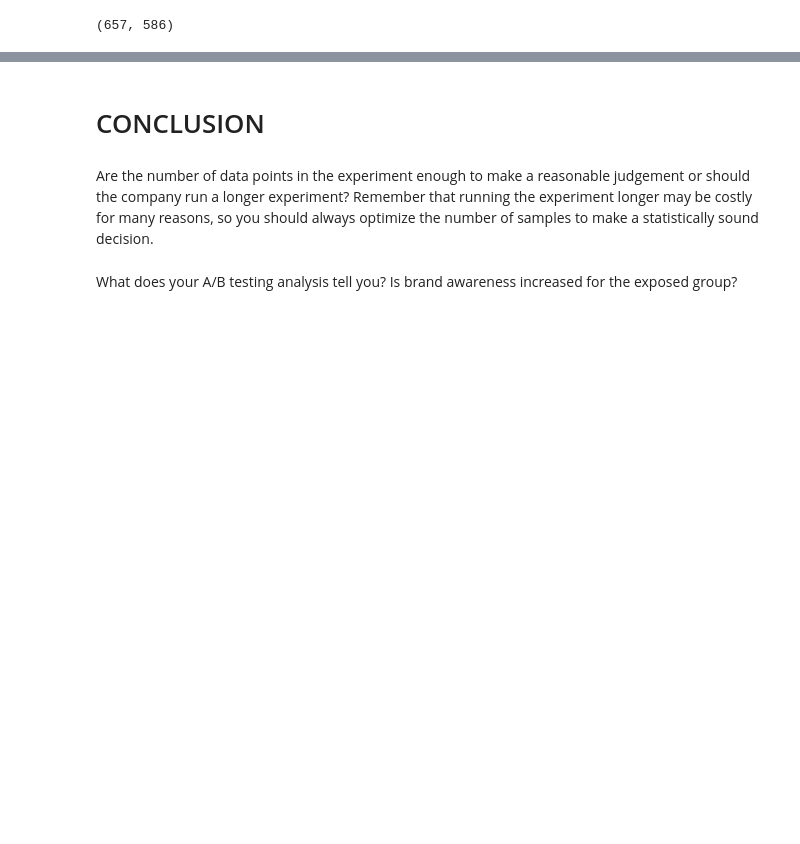
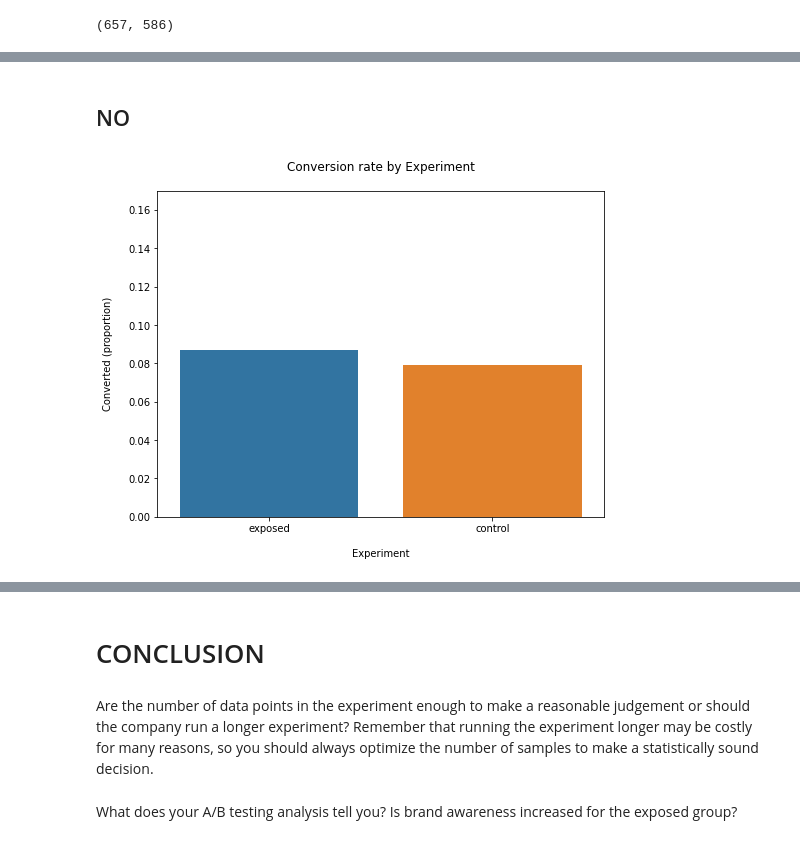
Before and after one commit to graycadeau/10-2, a Jupyter notebook: notebooks/process.ipynb, the cells around one changed output, grey strips where cells are left out. Saved outputs shown, nothing was run; the diff lists cells and outputs as text; code cells hidden in the pictures; blank space fills up the shorter version.

```diff
--- a/notebooks/process.ipynb
+++ b/notebooks/process.ipynb
@@ -151,0 +200,13 @@ len(exposed),len(control)
+# %% [markdown]
+## NO
+# %%
+plt.figure(figsize=(8,6))
+
+sns.barplot(x=db['experiment'], y=db['no'], ci=False)
+
+plt.ylim(0, 0.17)
+plt.title('Conversion rate by Experiment', pad=20)
+plt.xlabel('Experiment', labelpad=15)
+plt.ylabel('Converted (proportion)', labelpad=15);
+# %% [output]
+[figure, added]
```
Also changed, not shown: parts of 16 cells of this notebook, 1 other file.
